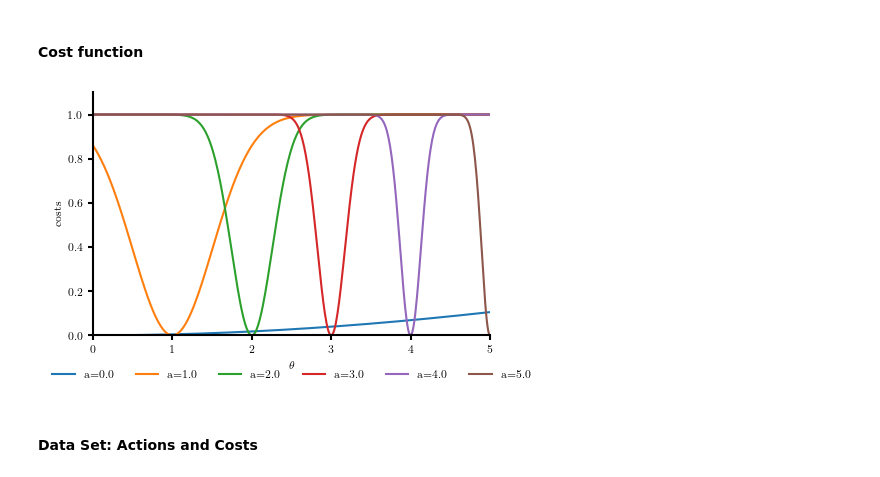
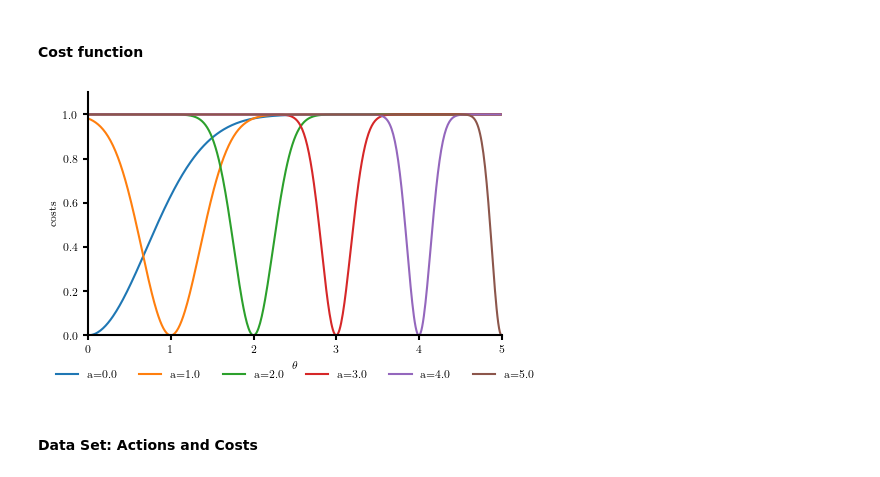
Before and after one commit to mackelab/amortized-decision-making, a Jupyter notebook: scripts/continous_toy_cont_action.ipynb, the cells around one changed output. Drawn from its saved outputs; the diff is of its cells as text; code cells hidden in the pictures.

```diff
--- a/scripts/continous_toy_cont_action.ipynb
+++ b/scripts/continous_toy_cont_action.ipynb
@@ -66,30 +67,31 @@ Load data from './data/toy_example', device = cpu.
 #### Cost function
 # %%
 #loss = SquaredLoss(factor=1)
-loss = RevGaussLoss(factor=0.75)
+loss = RevGaussLoss(factor=1)
 with mpl.rc_context(fname="loss_calibration/.matplotlibrc"):
         low, high = 0., 5.
         resolution = 500
         thetas = torch.arange(low, high, (high - low) / resolution)
 
         fig, ax = plt.subplots(1, 1, figsize=(5,3))
         for a in torch.arange(0,5.1,1):
                 plt.plot(thetas, loss(thetas, a), label=f'a={a}')
 
         plt.xlabel(r'$\theta$')
         plt.ylabel('costs')
         plt.xlim(low, high)
         plt.ylim(0,1.1)
         plt.legend(
             loc="upper center",
             bbox_to_anchor=(0.5, -0.1),
             fancybox=True,
             shadow=True,
             ncol=6,
         )
+        plt.savefig("./results/continuous/toy_example/fig_cost_fct.pdf")
         plt.show()
 # %% [output]
-[figure, old version]
+[figure, new version]
 # %% [markdown]
 #### Data Set: Actions and Costs
 # %% [markdown]
```
Also changed, not shown: parts of 21 cells of this notebook, 1 other file.
